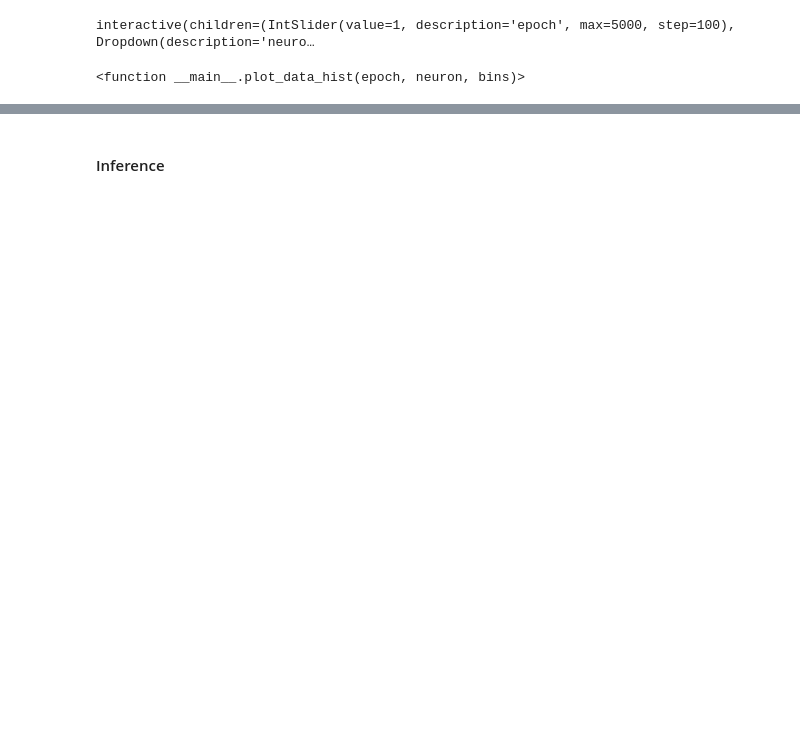
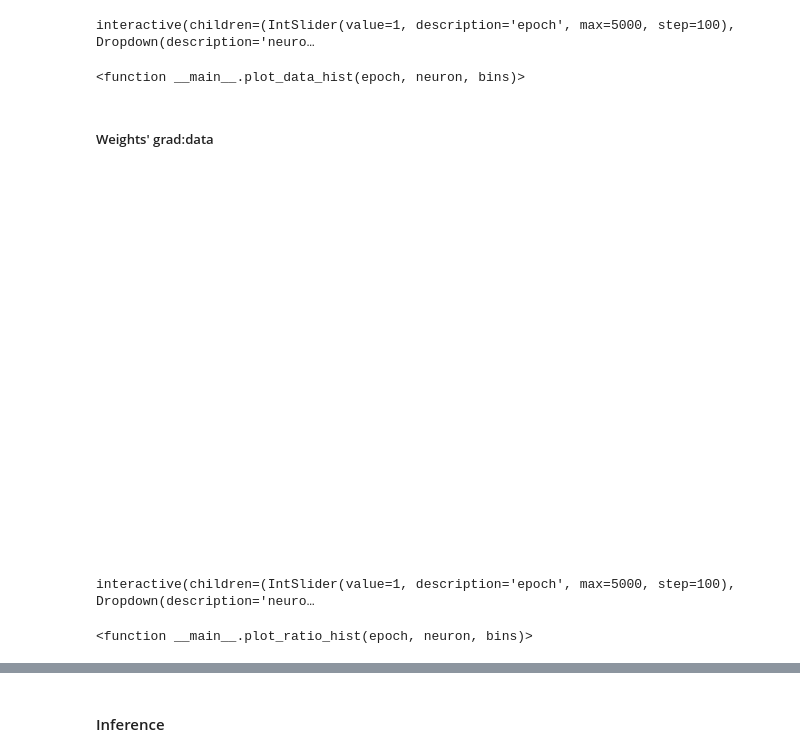
Before and after one commit to danorel/ml.fitness, a Jupyter notebook: src/makemore/notebooks/Example MLP.ipynb, the cells around one changed output, grey strips where cells are left out. Saved outputs shown, nothing was run; the diff lists cells and outputs as text; code cells hidden in the pictures; blank space fills up the shorter version.

```diff
--- a/src/makemore/notebooks/Example MLP.ipynb
+++ b/src/makemore/notebooks/Example MLP.ipynb
@@ -355,3 +357,41 @@ interact(
 # %% [output]
 interactive(children=(IntSlider(value=1, description='epoch', max=5000, step=100), Dropdown(description='neuro…
 <function __main__.plot_data_hist(epoch, neuron, bins)>
+# %% [markdown]
+##### Weights' grad:data
+# %%
+from ipywidgets import interact, IntSlider, Dropdown
+
+def plot_ratio_hist(epoch, neuron, bins):
+    plt.figure(figsize=(6, 4))
+
+    states = neuron_to_states.get(neuron, [])
+    state = next((state for state in states if state[0] == epoch), None)
+
+    if state is None:
+        print("No data for this epoch/neuron")
+        return
+
+    data, grad = state[1], state[2]
+    if data is not None and grad is not None:
+        plt.hist((grad.flatten() / data.flatten()), bins=bins, alpha=0.7)
+
+    plt.title(f"Observing: neuron={neuron} | epoch={epoch}")
+    plt.xlabel("Ratio")
+    plt.ylabel("Frequency")
+    plt.tight_layout()
+    plt.show()
+
+neurons = list(neuron_to_states.keys())
+max_epoch = max(p[0] for pairs in neuron_to_states.values() for p in pairs)
+
+interact(
+    plot_ratio_hist,
+    epoch=IntSlider(min=0, max=max_epoch, step=log_every, value=1),
+    neuron=Dropdown(options=neurons, value=neurons[0]),
+    bins=IntSlider(min=0, max=100, step=5, value=25)
+)
+# %% [output]
+[figure, added]
+interactive(children=(IntSlider(value=1, description='epoch', max=5000, step=100), Dropdown(description='neuro…
+<function __main__.plot_ratio_hist(epoch, neuron, bins)>
```
Also changed, not shown: parts of 11 cells of this notebook.
